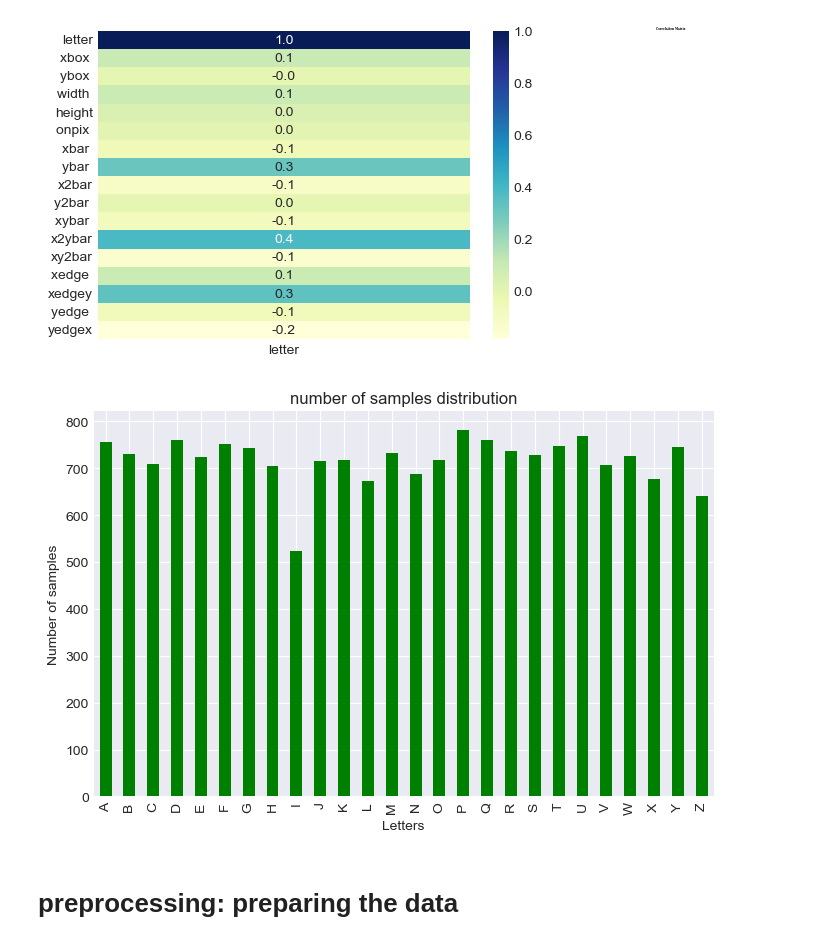
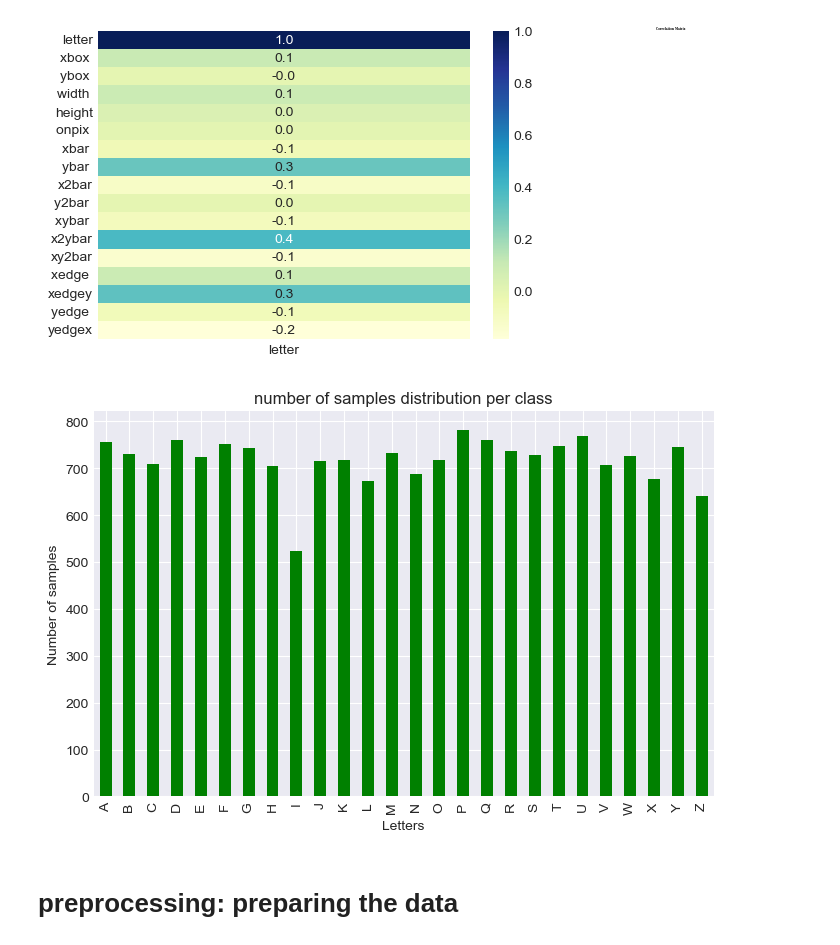
Before and after one commit to Alijafr/ML, a Jupyter notebook: assignment 1/code/letter.ipynb, the cells around one changed output. Cells and saved outputs as stored; diff of their text form; code cells hidden in the pictures.

Commit message:
starting the letter dataset

```diff
--- a/assignment 1/code/letter.ipynb
+++ b/assignment 1/code/letter.ipynb
@@ -172,14 +150,14 @@ fig.savefig(save_folder+"Correlation_reduced.png")
 [figure]
 # %%
 fig, ax = plt.subplots(figsize=(8,5))
-df.iloc[:,0].value_counts().sort_index().plot(ax=ax, kind='bar', title = "number of samples distribution",color='green')
+df.iloc[:,0].value_counts().sort_index().plot(ax=ax, kind='bar', title = "number of samples distribution per class",color='green')
 plt.xlabel("Letters")
 plt.ylabel("Number of samples")
-# plt.savefig(outputFolder+ "Class Distribution - LC.png")
-plt.show()
+plt.savefig(save_folder+ "Letter Samples Distribution .png")
+# plt.show()
 # plt.close()
 # %% [output]
-[figure, old version]
+[figure, new version]
 # %% [markdown]
 # preprocessing: preparing the data
 # %%
```
Also changed, not shown: parts of 15 cells of this notebook, 4 other files.
